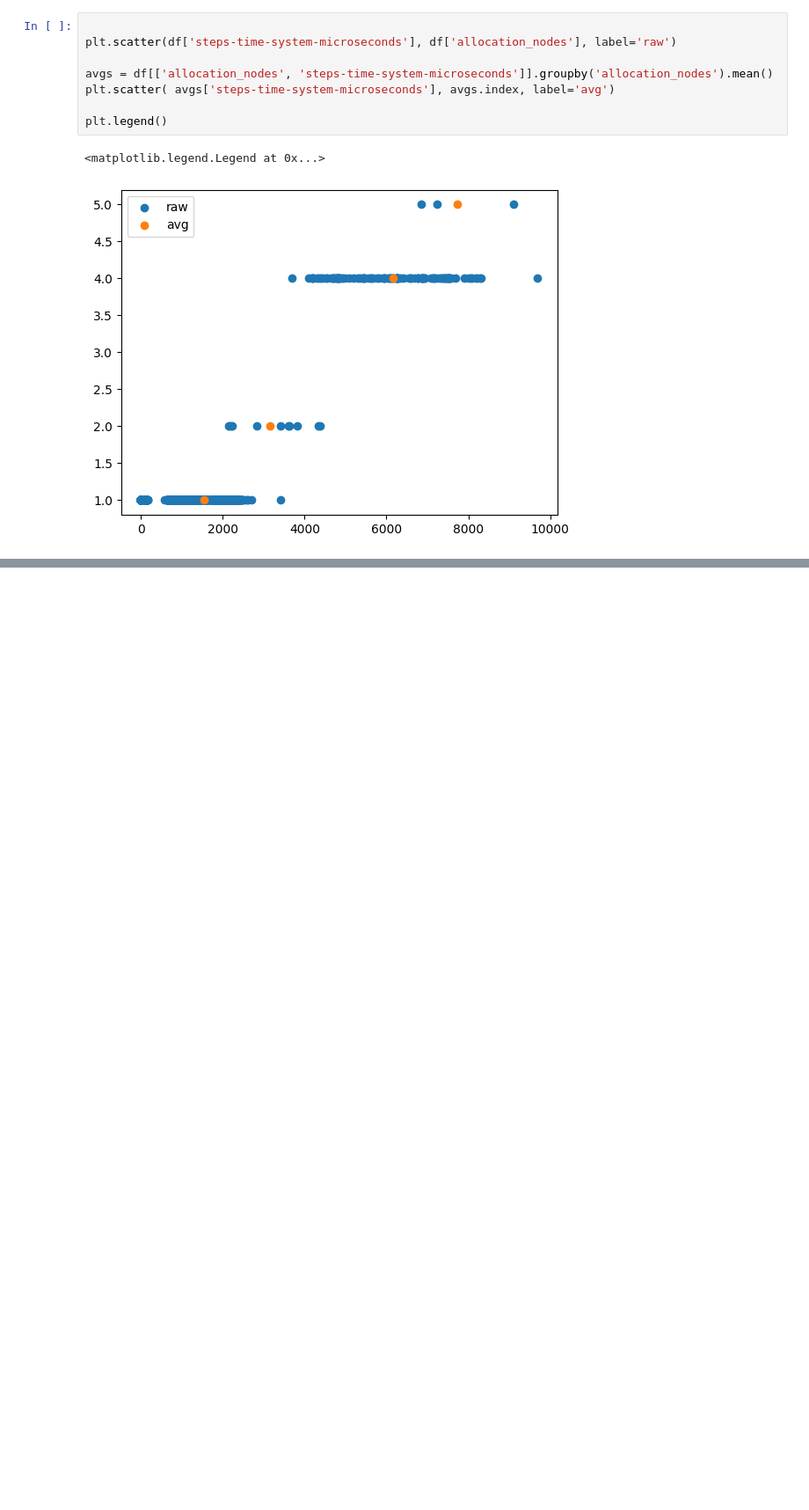
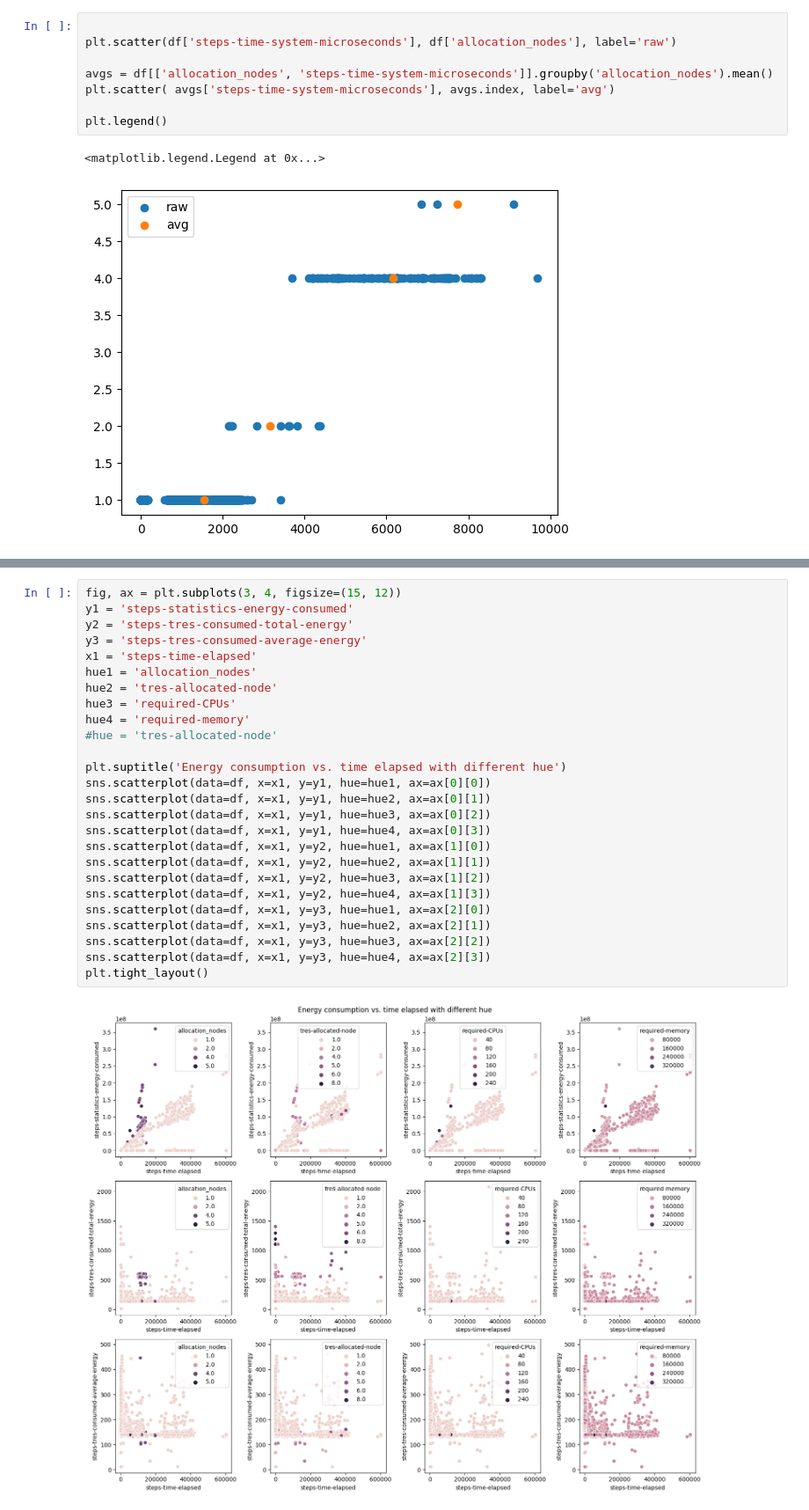
Before and after one commit to admire-eurohpc/AnomalyDetection, a Jupyter notebook: notebooks/visualization.ipynb, the cells around one changed output, grey strips where cells are left out. Shown at 88% size. Cells and saved outputs as stored; diff of their text form; blank space fills up the shorter version.

```diff
--- a/notebooks/visualization.ipynb
+++ b/notebooks/visualization.ipynb
@@ -95,0 +122,28 @@ sum(df['steps-statistics-energy-consumed'] == 0)
+# %%
+fig, ax = plt.subplots(3, 4, figsize=(15, 12))
+y1 = 'steps-statistics-energy-consumed'
+y2 = 'steps-tres-consumed-total-energy'
+y3 = 'steps-tres-consumed-average-energy'
+x1 = 'steps-time-elapsed'
+hue1 = 'allocation_nodes'
+hue2 = 'tres-allocated-node'
+hue3 = 'required-CPUs'
+hue4 = 'required-memory'
+#hue = 'tres-allocated-node'
+
+plt.suptitle('Energy consumption vs. time elapsed with different hue')
+sns.scatterplot(data=df, x=x1, y=y1, hue=hue1, ax=ax[0][0])
+sns.scatterplot(data=df, x=x1, y=y1, hue=hue2, ax=ax[0][1])
+sns.scatterplot(data=df, x=x1, y=y1, hue=hue3, ax=ax[0][2])
+sns.scatterplot(data=df, x=x1, y=y1, hue=hue4, ax=ax[0][3])
+sns.scatterplot(data=df, x=x1, y=y2, hue=hue1, ax=ax[1][0])
+sns.scatterplot(data=df, x=x1, y=y2, hue=hue2, ax=ax[1][1])
+sns.scatterplot(data=df, x=x1, y=y2, hue=hue3, ax=ax[1][2])
+sns.scatterplot(data=df, x=x1, y=y2, hue=hue4, ax=ax[1][3])
+sns.scatterplot(data=df, x=x1, y=y3, hue=hue1, ax=ax[2][0])
+sns.scatterplot(data=df, x=x1, y=y3, hue=hue2, ax=ax[2][1])
+sns.scatterplot(data=df, x=x1, y=y3, hue=hue3, ax=ax[2][2])
+sns.scatterplot(data=df, x=x1, y=y3, hue=hue4, ax=ax[2][3])
+plt.tight_layout()
+# %% [output]
+[figure, added]
```
Also changed, not shown: parts of 9 cells of this notebook, 9 other files.
